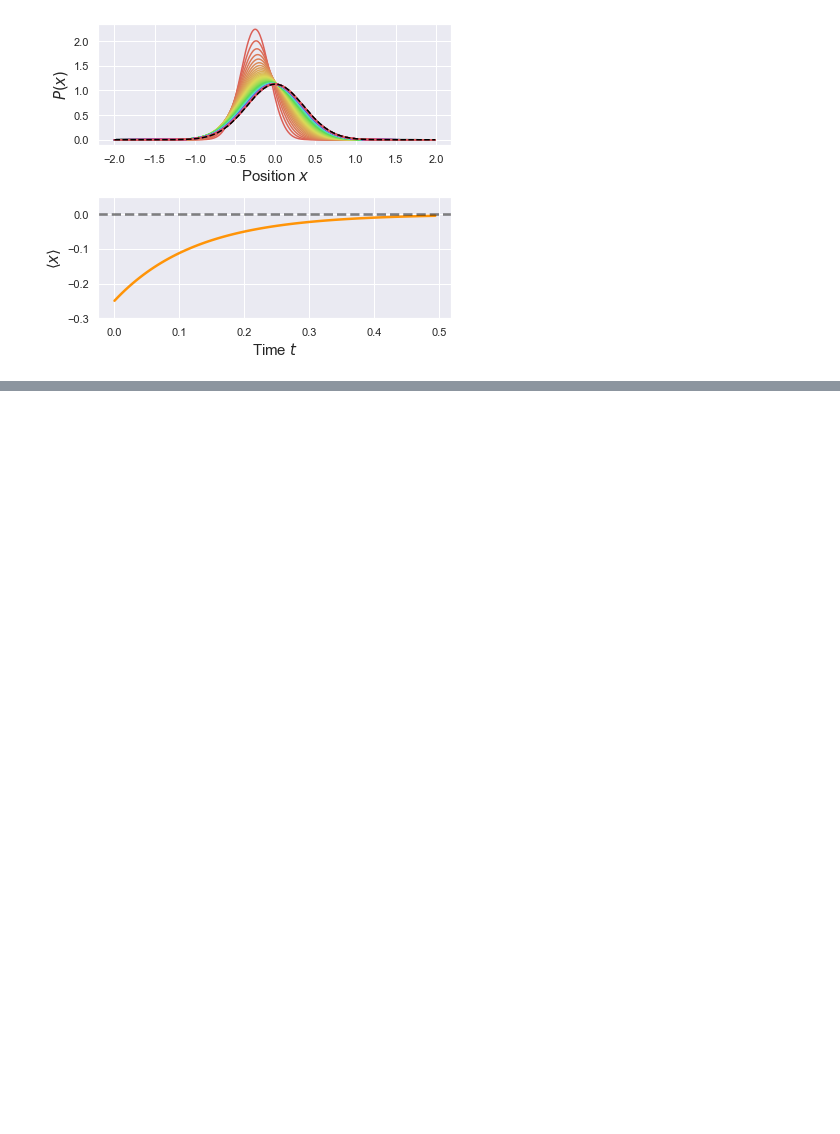
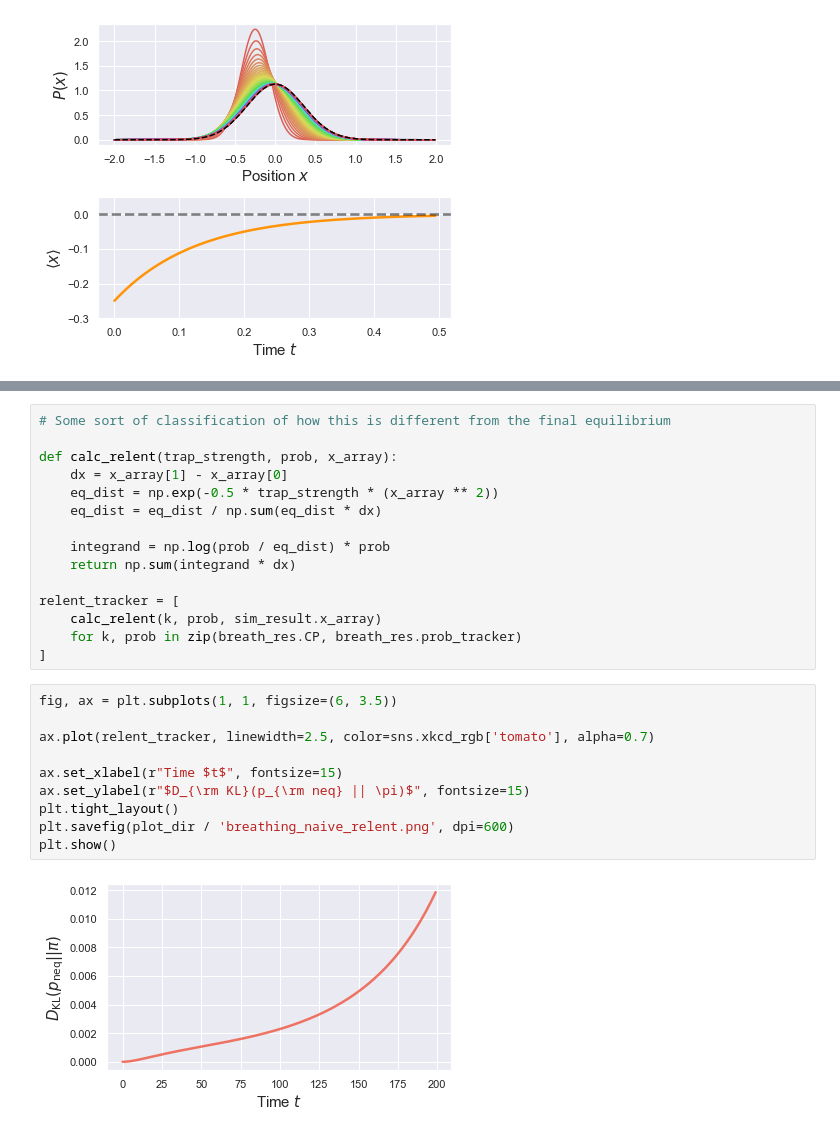
Before and after one commit to StevenJLarge/FokkerPlanck, a Jupyter notebook: notebooks/tutorials/01-simulator.ipynb, the cells around one changed output, grey strips where cells are left out. Saved outputs shown, nothing was run; the diff lists cells and outputs as text; blank space fills up the shorter version.

```diff
--- a/notebooks/tutorials/01-simulator.ipynb
+++ b/notebooks/tutorials/01-simulator.ipynb
@@ -101,0 +136,27 @@ for _ in range(100):
+# %%
+# Some sort of classification of how this is different from the final equilibrium
+
+def calc_relent(trap_strength, prob, x_array):
+    dx = x_array[1] - x_array[0]
+    eq_dist = np.exp(-0.5 * trap_strength * (x_array ** 2))
+    eq_dist = eq_dist / np.sum(eq_dist * dx)
+
+    integrand = np.log(prob / eq_dist) * prob
+    return np.sum(integrand * dx)
+
+relent_tracker = [
+    calc_relent(k, prob, sim_result.x_array)
+    for k, prob in zip(breath_res.CP, breath_res.prob_tracker)
+]
+# %%
+fig, ax = plt.subplots(1, 1, figsize=(6, 3.5))
+
+ax.plot(relent_tracker, linewidth=2.5, color=sns.xkcd_rgb['tomato'], alpha=0.7)
+
+ax.set_xlabel(r"Time $t$", fontsize=15)
+ax.set_ylabel(r"$D_{\rm KL}(p_{\rm neq} || \pi)$", fontsize=15)
+plt.tight_layout()
+plt.savefig(plot_dir / 'breathing_naive_relent.png', dpi=600)
+plt.show()
+# %% [output]
+[figure, added]
```
Also changed, not shown: parts of 8 cells of this notebook, 4 other files.
